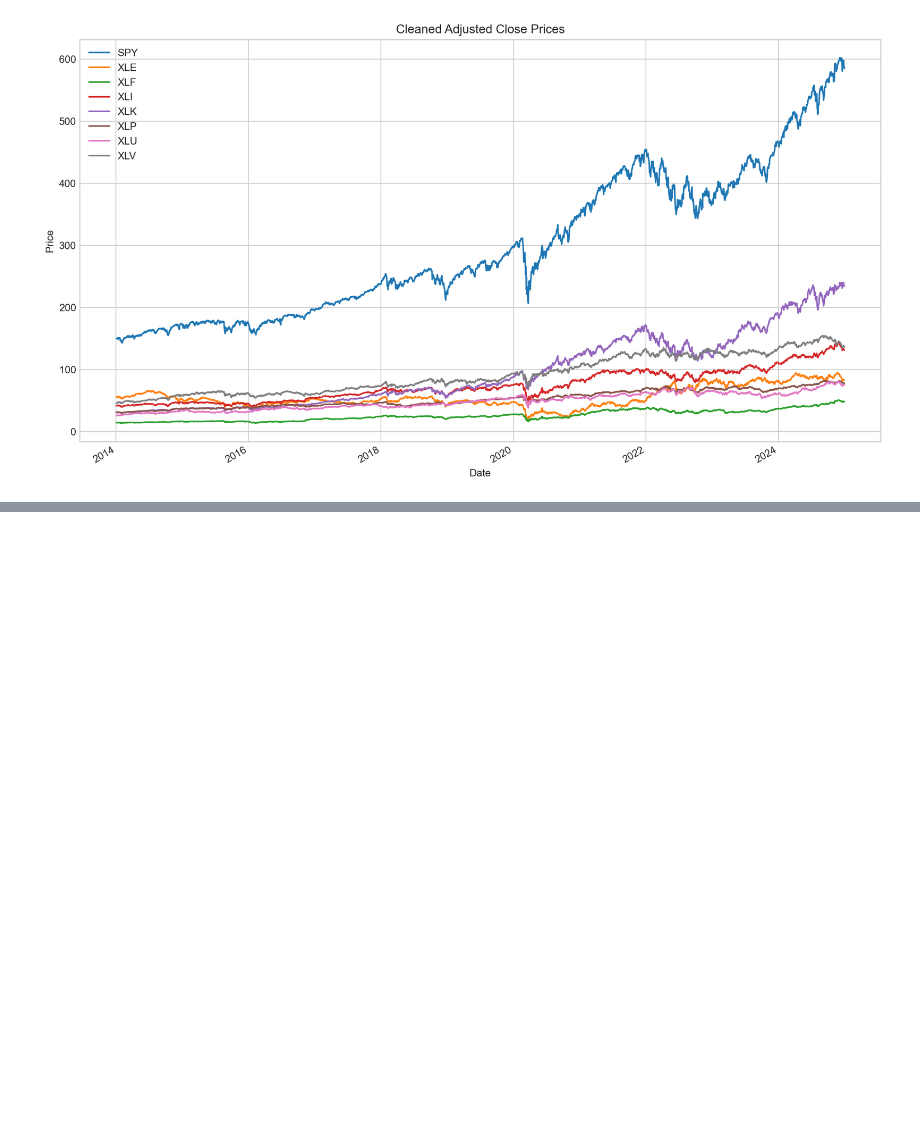
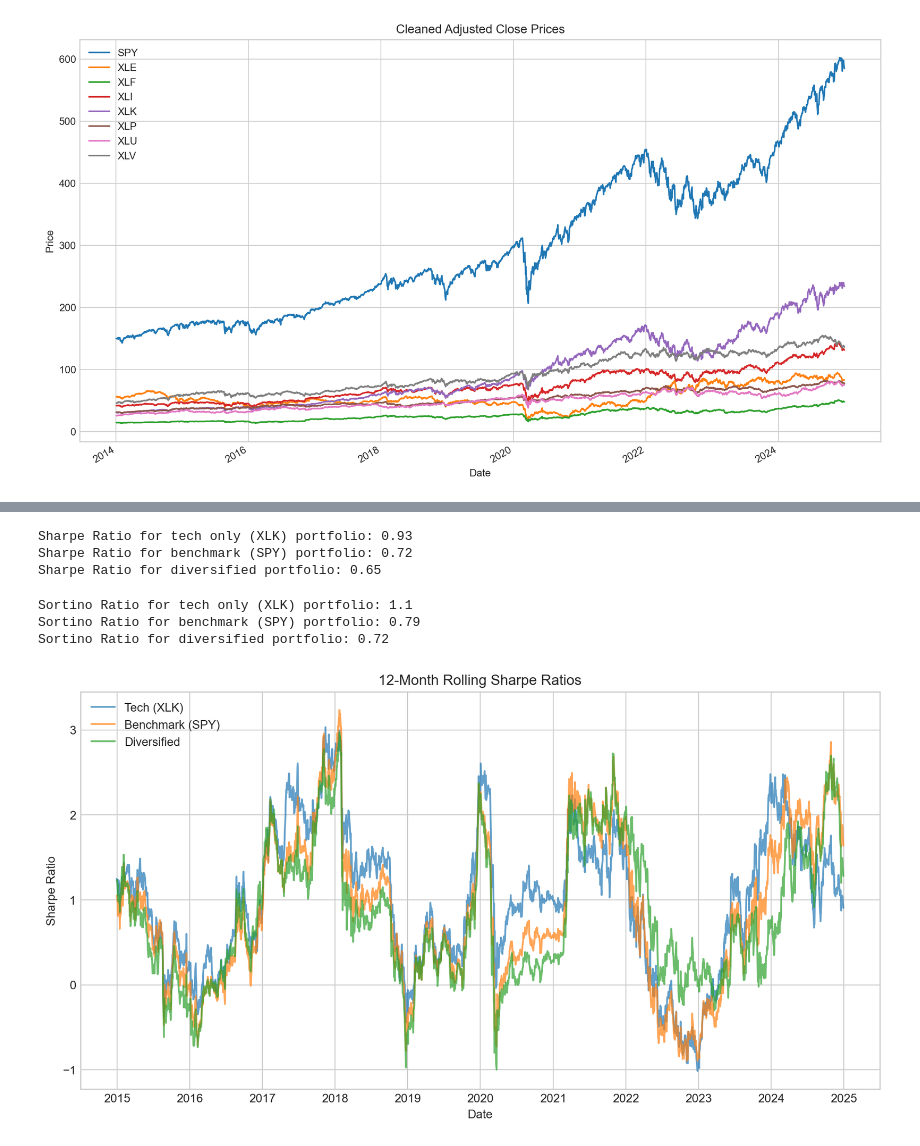
Before and after one commit to OttimoR/diversified-vs-tech-ETFs-portfolios-analysis, a Jupyter notebook: portfolio_analysis.ipynb, the cells around one changed output, grey strips where cells are left out. Saved outputs shown, nothing was run; the diff lists cells and outputs as text; code cells hidden in the pictures; blank space fills up the shorter version.

```diff
--- a/portfolio_analysis.ipynb
+++ b/portfolio_analysis.ipynb
@@ -179,0 +189,5 @@ plt.show()
+# %%
+#10-year US treasury bond daily rate download
+TNX = yf.download('^TNX', start = start_date, end = end_date)['Close']
+TNX = TNX.sort_index()
+TNX.head()
@@ -179,0 +203,57 @@ plt.show()
+# %%
+#Sharpe Ratio calculations continued:
+average_tnx_yield = TNX.mean().iloc[0]/100
+
+tech_sharpe = (tech_annualized_return - average_tnx_yield)/tech_annual_volatility
+bench_sharpe = (bench_annualized_return - average_tnx_yield)/bench_annual_volatility
+div_sharpe = (div_annualized_return - average_tnx_yield)/div_annual_volatility
+
+print(f'Sharpe Ratio for tech only (XLK) portfolio: {tech_sharpe:.2} \nSharpe Ratio for benchmark (SPY) portfolio: {bench_sharpe:.2} \nSharpe Ratio for diversified portfolio: {div_sharpe:.2}')
+# %% [output]
+Sharpe Ratio for tech only (XLK) portfolio: 0.93
+Sharpe Ratio for benchmark (SPY) portfolio: 0.72
+Sharpe Ratio for diversified portfolio: 0.65
+# %%
+#Sortino Ratio calculations:
+MAR = average_tnx_yield #define minimum acceptable return, decimal
+tech_excess_returns = tech_returns - MAR
+bench_excess_returns = bench_returns - MAR
+div_excess_returns = div_returns - MAR
+
+tech_downside_returns = tech_excess_returns[tech_excess_returns < 0]
+bench_downside_returns = bench_excess_returns[bench_excess_returns < 0]
+div_downside_returns = div_excess_returns[div_excess_returns < 0]
+
+tech_downside_deviation_annualized = tech_downside_returns.std() * np.sqrt(252)
+bench_downside_deviation_annualized = bench_downside_returns.std() * np.sqrt(252)
+div_downside_deviation_annualized = div_downside_returns.std() * np.sqrt(252)
+
+tech_sortino = (tech_annualized_return - average_tnx_yield)/tech_downside_deviation_annualized
+bench_sortino = (bench_annualized_return - average_tnx_yield)/bench_downside_deviation_annualized
+div_sortino = (div_annualized_return - average_tnx_yield)/div_downside_deviation_annualized
+
+print(f'Sortino Ratio for tech only (XLK) portfolio: {tech_sortino:.2} \nSortino Ratio for benchmark (SPY) portfolio: {bench_sortino:.2} \nSortino Ratio for diversified portfolio: {div_sortino:.2}')
+# %% [output]
+Sortino Ratio for tech only (XLK) portfolio: 1.1
+Sortino Ratio for benchmark (SPY) portfolio: 0.79
+Sortino Ratio for diversified portfolio: 0.72
+# %%
+#rolling Sharpe Ratios calculations
+tech_rolling_returns = tech_returns.rolling(window = 252)
+bench_rolling_returns = bench_returns.rolling(window = 252)
+div_rolling_returns = div_returns.rolling(window = 252)
+
+tech_rolling_sharpe = (tech_rolling_returns.mean()*252 - average_tnx_yield)/(tech_rolling_returns.std()*np.sqrt(252))
+bench_rolling_sharpe = (bench_rolling_returns.mean()*252 - average_tnx_yield)/(bench_rolling_returns.std()*np.sqrt(252))
+div_rolling_sharpe = (div_rolling_returns.mean()*252 - average_tnx_yield)/(div_rolling_returns.std()*np.sqrt(252))
+
+plt.plot(tech_rolling_sharpe, label='Tech (XLK)', alpha=0.7)
+plt.plot(bench_rolling_sharpe, label='Benchmark (SPY)', alpha=0.7)
+plt.plot(div_rolling_sharpe, label='Diversified', alpha=0.7)
+plt.title('12-Month Rolling Sharpe Ratios')
+plt.ylabel('Sharpe Ratio')
+plt.xlabel('Date')
+plt.legend()
+plt.show()
+# %% [output]
+[figure, added]
```
Also changed, not shown: parts of 16 cells of this notebook, 1 other file.
